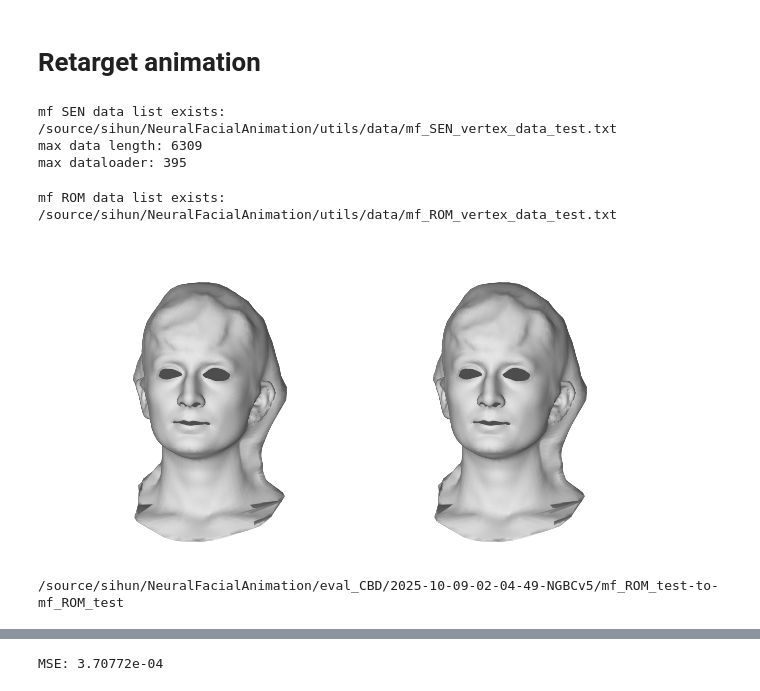
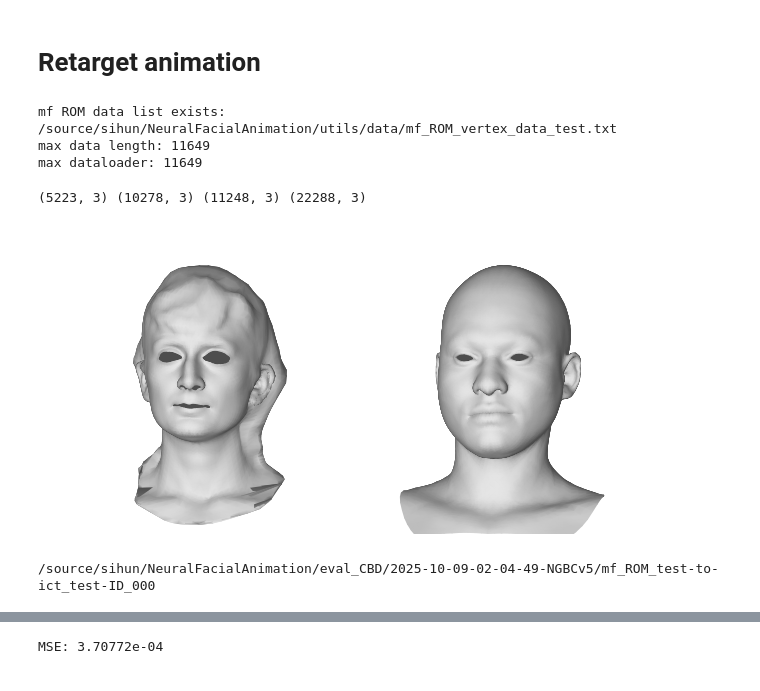
Before and after one commit to chacorp/PDB, a Jupyter notebook: notebook/NBC_visualize.ipynb, the cells around one changed output, grey strips where cells are left out. Cells and saved outputs as stored; diff of their text form; code cells hidden in the pictures.

Commit message:
Updated train

```diff
--- a/notebook/NBC_visualize.ipynb
+++ b/notebook/NBC_visualize.ipynb
@@ -238,14 +261,20 @@ def get_mesh(selection, dataset):
 # %%
 device='cuda:0'
-SRC_SELECT_DATA=2
-SRC_SELECT_MESH=-1
+SRC_SELECT_DATA=4
+SRC_SELECT_MESH=12
+EXP_NUM=0
 
-BS=16
-data_name_list = ['voca','biwi','mf_SEN','coma','mf_ROM','ict'] # 0 1 2 3 4 5
+BS=1
+data_name_list = ['voca','biwi','mf_SEN','coma','mf_ROM','ict','ict-cap'] # 0 1 2 3 4 5 6
 src_selection = data_name_list[SRC_SELECT_DATA]
 
+src_dataset = EvalDataset(
+    data_name=src_selection,
+    toggle=False,
+    ict_cap_id_num  = SRC_SELECT_MESH,
+    ict_cap_exp_num = EXP_NUM,
+) # if eve-s01
 
-src_dataset = EvalDataset(data_name=src_selection, toggle=False) # if eve-s01
 src_dataloader = torch.utils.data.DataLoader(
     src_dataset,
     batch_size=BS,
@@ -256,59 +285,59 @@ len_dataloader = len(src_dataloader)
 print(f'max data length: {len_data}')
 print(f'max dataloader: {len_dataloader}')
 
-src_mesh = get_mesh(src_selection, src_dataset)
-src_mesh_list = [idname for idname in src_mesh.keys() if idname!='face']
-
-src_v = src_mesh[src_mesh_list[SRC_SELECT_MESH]]
-src_n = igl.per_vertex_normals(src_v, src_mesh['face'])
+src_v, src_f = get_mesh(src_selection, src_dataset, SRC_SELECT_MESH)
+src_n = igl.per_vertex_normals(src_v, src_f)
 # %% [output]
-mf SEN data list exists: /source/sihun/NeuralFacialAnimation/utils/data/mf_SEN_vertex_data_test.txt
-max data length: 6309
-max dataloader: 395
+mf ROM data list exists: /source/sihun/NeuralFacialAnimation/utils/data/mf_ROM_vertex_data_test.txt
+max data length: 11649
+max dataloader: 11649
 # %%
-TGT_SELECT_DATA=4
-TGT_SELECT_mesh=-1
+TGT_SELECT_DATA=5
+TGT_SELECT_mesh=0
 
-
-data_name_list = ['voca','biwi','mf_SEN','coma','mf_ROM','ict']
+# ict test id [2 4 5 6 10 11 12] (at NFS)
+# ict test id [0 5 6]
+data_name_list = ['voca','biwi','mf_SEN','coma','mf_ROM','ict','ict-cap']
 tgt_selection = data_name_list[TGT_SELECT_DATA]
 
-tgt_dataset = EvalDataset(data_name=tgt_selection, toggle=False) # if eve-s01
+tgt_dataset = EvalDataset(data_name=tgt_selection, toggle=False, ict_cap_id_num=TGT_SELECT_mesh) # if eve-s01
 
-tgt_mesh = get_mesh(tgt_selection, tgt_dataset)
-tgt_mesh_list = [idname for idname in tgt_mesh.keys() if idname!='face']
+tgt_v, tgt_f = get_mesh(tgt_selection, tgt_dataset, TGT_SELECT_mesh)
 
-tgt_v = tgt_mesh[tgt_mesh_list[TGT_SELECT_mesh]]
-tgt_n = igl.per_vertex_normals(tgt_v, tgt_mesh['face'])
+tgt_n = igl.per_vertex_normals(tgt_v, tgt_f)
 tgt_v_th = torch.tensor(tgt_v).float()[None].to(device)
 tgt_n_th = torch.tensor(tgt_n).float()[None].to(device)
-# %% [output]
-mf ROM data list exists: /source/sihun/NeuralFacialAnimation/utils/data/mf_ROM_vertex_data_test.txt
 # %%
 M_SCALE = 0.5
+print(src_v.shape, src_f.shape, tgt_v.shape, tgt_f.shape)
 v_list=[ src_v, tgt_v ]
-f_list=[ src_mesh['face'], tgt_mesh['face'] ]
+f_list=[ src_f, tgt_f ]
 SIZE=3
 rot_list=[[0,-10,0]]
-# plot_image_array(
-#     v_list, f_list,
-#     rot_list=[[0,-10,0]]*len(v_list),
-#     size=SIZE, bg_black=False, mode='shade',
-#     logdir=f"_tmp/train",
-#     name=f"test", save=False
-# )
+
 plot_mesh_gouraud(v_list, f_list, mesh_scale=M_SCALE,
         rot_list=rot_list*len(v_list), size=SIZE, mode='shade', bg_black=False)
 # %% [output]
+(5223, 3) (10278, 3) (11248, 3) (22288, 3)
-[figure, old version]
+[figure, new version]
 # %%
 # file_name = 'coma-to-mf_ROM'
 # file_name = 'mf_ROM_test-to-mf_ROM_val'
-file_name = 'mf_ROM_test-to-mf_ROM_test'
+# file_name = 'mf_ROM_test-to-mf_ROM_test'
 # file_name = 'mf_SEN_test-to-mf_SEN_test'
+if src_selection == 'ict-cap':
+    file_name = f'{src_selection}-ID_{SRC_SELECT_MESH:03d}_test-to-{tgt_selection}-ID_{TGT_SELECT_mesh:03d}_test_{EXP_NUM:02d}'
+else:
+    if 'ict' in  tgt_selection:
+        file_name = f'{src_selection}_test-to-{tgt_selection}_test-ID_{TGT_SELECT_mesh:03d}'
+    else:
+        file_name = f'{src_selection}_test-to-{tgt_selection}_test'
+        # file_name = f'{src_selection}_test-to-{tgt_selection}_test'
+        # file_name = f'{src_selection}_test-to-{tgt_selection}_val'
+        # file_name = f'{src_selection}_test-to-{tgt_selection}_train'
 a2b_retarget_path = __abs_path__ + '/eval_CBD/'+opts.ckpt.split('/')[-1]+'/'+file_name
 print(a2b_retarget_path)
 os.makedirs(a2b_retarget_path, exist_ok=True)
 # %% [output]
-/source/sihun/NeuralFacialAnimation/eval_CBD/2025-10-09-02-04-49-NGBCv5/mf_ROM_test-to-mf_ROM_test
+/source/sihun/NeuralFacialAnimation/eval_CBD/2025-10-09-02-04-49-NGBCv5/mf_ROM_test-to-ict_test-ID_000
 # %%
```
Also changed, not shown: parts of 30 cells of this notebook, 3 other files.
